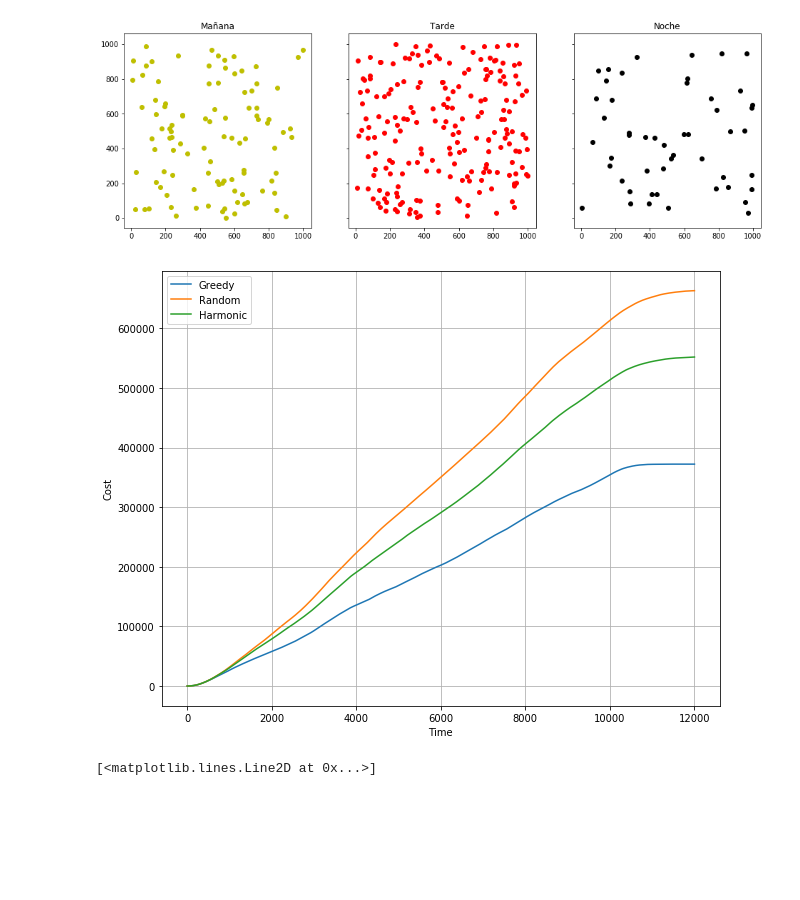
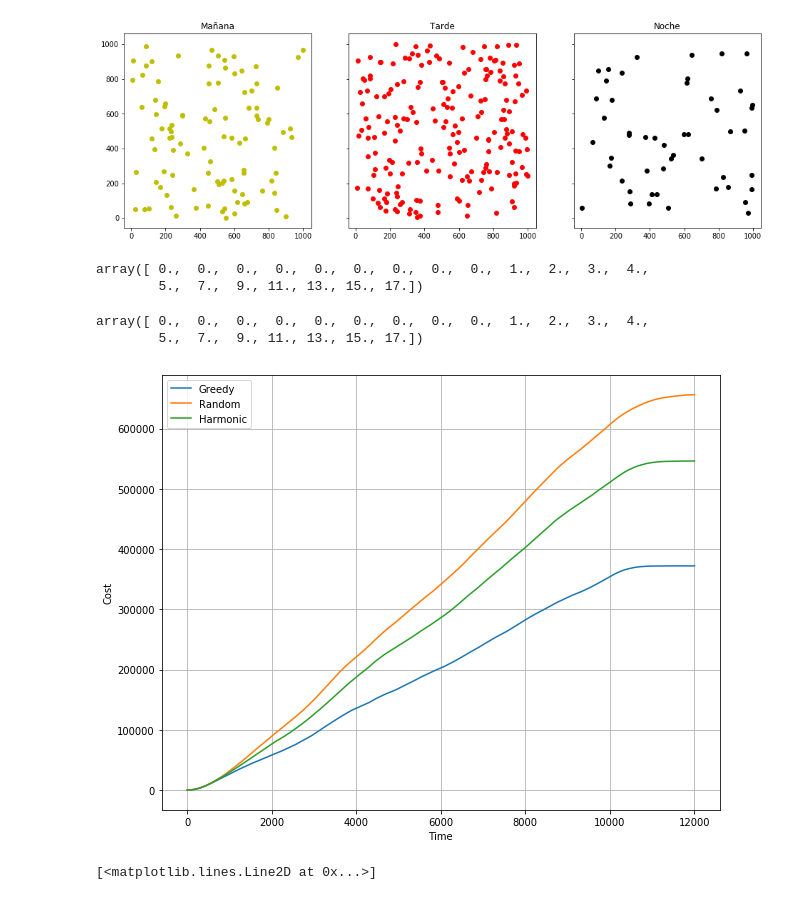
Before and after one commit to dsanmartin/INF564-HW, a Jupyter notebook: 1/hw1.ipynb, the cells around one changed output. Drawn from its saved outputs; the diff is of its cells as text; code cells hidden in the pictures; blank space fills up the shorter version.

```diff
--- a/1/hw1.ipynb
+++ b/1/hw1.ipynb
@@ -52,3 +145,6 @@ req_3 = loadRequest(DIR + 'requests_3.dat')
+# %%
+def harmonic(uber, request):
+    return base(uber, request, harmonicFunc)
 # %%
 def greedy(uber, request):
     T = 12001
@@ -96,7 +192,7 @@ def greedy(uber, request):
                 cand = np.vstack((cand, serv[pos_serv, :2])) # Add to candidates array
                 serv = np.delete(serv, pos_serv, axis=0) # Remove from ubers in service
 
-        costs[t] = len(serv)#np.sum(serv[:,-1]) if len(serv) > 0 else 0 # Compute cost
+        costs[t] = len(serv) + (np.sum(costs[t-1]) if t > 0 else 0)#np.sum(serv[:,-1]) if len(serv) > 0 else 0 # Compute cost
 
     return costs
 # %%
@@ -152,7 +248,7 @@ def random(uber, request):
                 cand = np.vstack((cand, serv[pos_serv, :2])) # Add to candidates array
                 serv = np.delete(serv, pos_serv, axis=0) # Remove from ubers in service
 
-        costs[t] = len(serv)#np.sum(serv[:,-1]) if len(serv) > 0 else 0 # Compute cost
+        costs[t] = len(serv) + (np.sum(costs[t-1]) if t > 0 else 0) #np.sum(serv[:,-1]) if len(serv) > 0 else 0 # Compute cost
 
     return costs
 # %%
@@ -215,7 +311,7 @@ def harmonic(uber, request):
                 cand = np.vstack((cand, serv[pos_serv, :2])) # Add to candidates array
                 serv = np.delete(serv, pos_serv, axis=0) # Remove from ubers in service
 
-        costs[t] = len(serv)#np.sum(serv[:,-1]) if len(serv) > 0 else 0 # Compute cost
+        costs[t] = len(serv) + (np.sum(costs[t-1]) if t > 0 else 0) #np.sum(serv[:,-1]) if len(serv) > 0 else 0 # Compute cost
 
     return costs
 # %% [markdown]
@@ -230,10 +326,20 @@ costs_greedy = greedy(manana, req_1)
 costs_random = random(manana, req_1)
 # %%
 costs_harmonic = harmonic(manana, req_1)
+# %%
+costs_greedy[:20]
+# %% [output]
+array([ 0.,  0.,  0.,  0.,  0.,  0.,  0.,  0.,  0.,  1.,  2.,  3.,  4.,
+        5.,  7.,  9., 11., 13., 15., 17.])
+# %%
+costs_greedy[:20]
+# %% [output]
+array([ 0.,  0.,  0.,  0.,  0.,  0.,  0.,  0.,  0.,  1.,  2.,  3.,  4.,
+        5.,  7.,  9., 11., 13., 15., 17.])
 # %%
-plotCosts(np.cumsum(costs_greedy), np.cumsum(costs_random), np.cumsum(costs_harmonic))
+plotCosts(costs_greedy, costs_random, costs_harmonic)
 # %% [output]
-[figure, old version]
+[figure, new version]
 # %%
 plt.plot(np.cumsum(costs_greedy))
 # %% [output]
```
Also changed, not shown: parts of 6 cells of this notebook.
